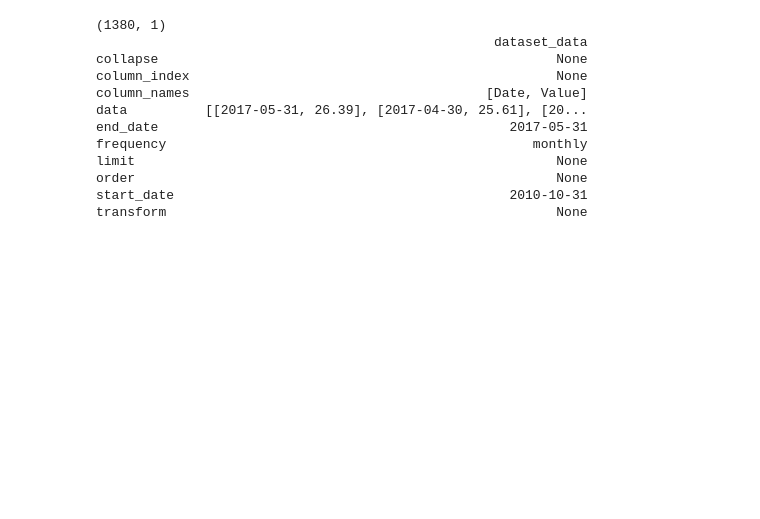
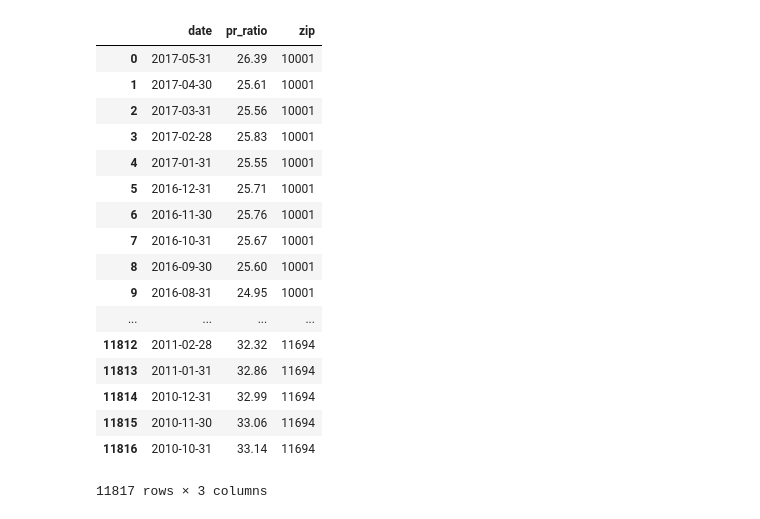
Before and after one commit to csignature/springboard-projects, a Jupyter notebook: Capstone_01/airbnb-capstone.ipynb, the cells around one changed output. Saved outputs shown, nothing was run; the diff lists cells and outputs as text; code cells hidden in the pictures; blank space fills up the shorter version.

```diff
--- a/Capstone_01/airbnb-capstone.ipynb
+++ b/Capstone_01/airbnb-capstone.ipynb
@@ -5,41 +5,44 @@ import json
 import numpy as np
 from pandas.io.json import json_normalize
 import glob
-# %%
-#Load PRRAH json files from globbing
-json_prrah=glob.glob('PRRAH/PRRAH_*.json')
-
-#Initialize list to append DataFrames to
-prrah_list=[]
-
-#For loop to go through filenames
-for filename in json_prrah:
-    data = pd.read_json(filename)
-    prrah_list.append(data)
-
-#Concatenate files into DataFrame
-prrah = pd.concat(prrah_list)
-
-#Print shape
-print(prrah.shape)
-
-#Code for incorporate filenames to get zipcode column --still needs to be modified
-#list_of_dfs = [pd.read_csv(filename) for filename in filenames]
-#for dataframe, filename in zip(list_of_dfs, filenames)
-#  dataframe['filename'] = filename
-
-jsonprrah_001 = pd.read_json('PRRAH/PRRAH_10001.json')
-print(jsonprrah_001)
-# %% [output]
-(1380, 1)
-                                                   dataset_data
-collapse                                                   None
-column_index                                               None
-column_names                                      [Date, Value]
-data          [[2017-05-31, 26.39], [2017-04-30, 25.61], [20...
-end_date                                             2017-05-31
-frequency                                               monthly
-limit                                                      None
-order                                                      None
-start_date                                           2010-10-31
-transform                                                  None
+# %%
+#Load PRRAH json files from globbing
+json_prrah=glob.glob('PRRAH/PRRAH_*.json')
+
+#Initialize list to append DataFrames to
+prrah_list=[]
+
+#Create empty master dataframe
+prr_df=pd.DataFrame(columns=['zip','date','pr_ratio',])
+
+#For loop to go through filenames
+for filename in json_prrah:
+    data = pd.read_json(filename)
+    df1=pd.DataFrame(data['dataset_data']['data'],columns=['date','pr_ratio'])
+    prrah_list.append(data)
+    #pull in filename and use split
+    file_str = filename.replace('_',' ').replace('.',' ').split()
+    df1['zip'] = file_str[1]
+    #concat DataFrames
+    prr_df = pd.concat([prr_df,df1],axis=0,ignore_index=True)
+
+prr_df
+# %% [output]
+|  | date | pr_ratio | zip |
+| 0 | 2017-05-31 | 26.39 | 10001 |
+| 1 | 2017-04-30 | 25.61 | 10001 |
+| 2 | 2017-03-31 | 25.56 | 10001 |
+| 3 | 2017-02-28 | 25.83 | 10001 |
+| 4 | 2017-01-31 | 25.55 | 10001 |
+| 5 | 2016-12-31 | 25.71 | 10001 |
+| 6 | 2016-11-30 | 25.76 | 10001 |
+| 7 | 2016-10-31 | 25.67 | 10001 |
+| 8 | 2016-09-30 | 25.60 | 10001 |
+| 9 | 2016-08-31 | 24.95 | 10001 |
+| ... | ... | ... | ... |
+| 11812 | 2011-02-28 | 32.32 | 11694 |
+| 11813 | 2011-01-31 | 32.86 | 11694 |
+| 11814 | 2010-12-31 | 32.99 | 11694 |
+| 11815 | 2010-11-30 | 33.06 | 11694 |
+| 11816 | 2010-10-31 | 33.14 | 11694 |
+11817 rows × 3 columns
```
Also changed, not shown: parts of 2 cells of this notebook.
